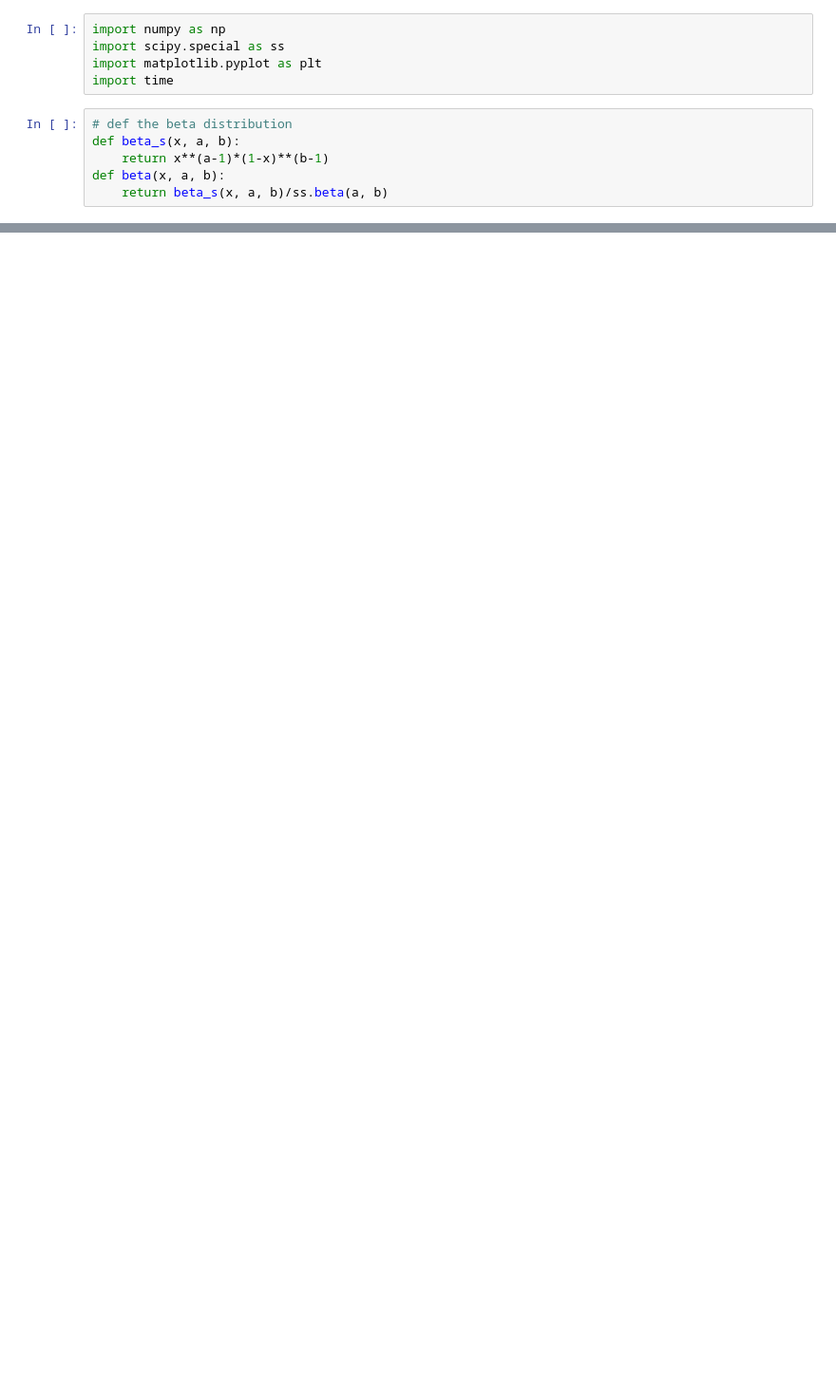
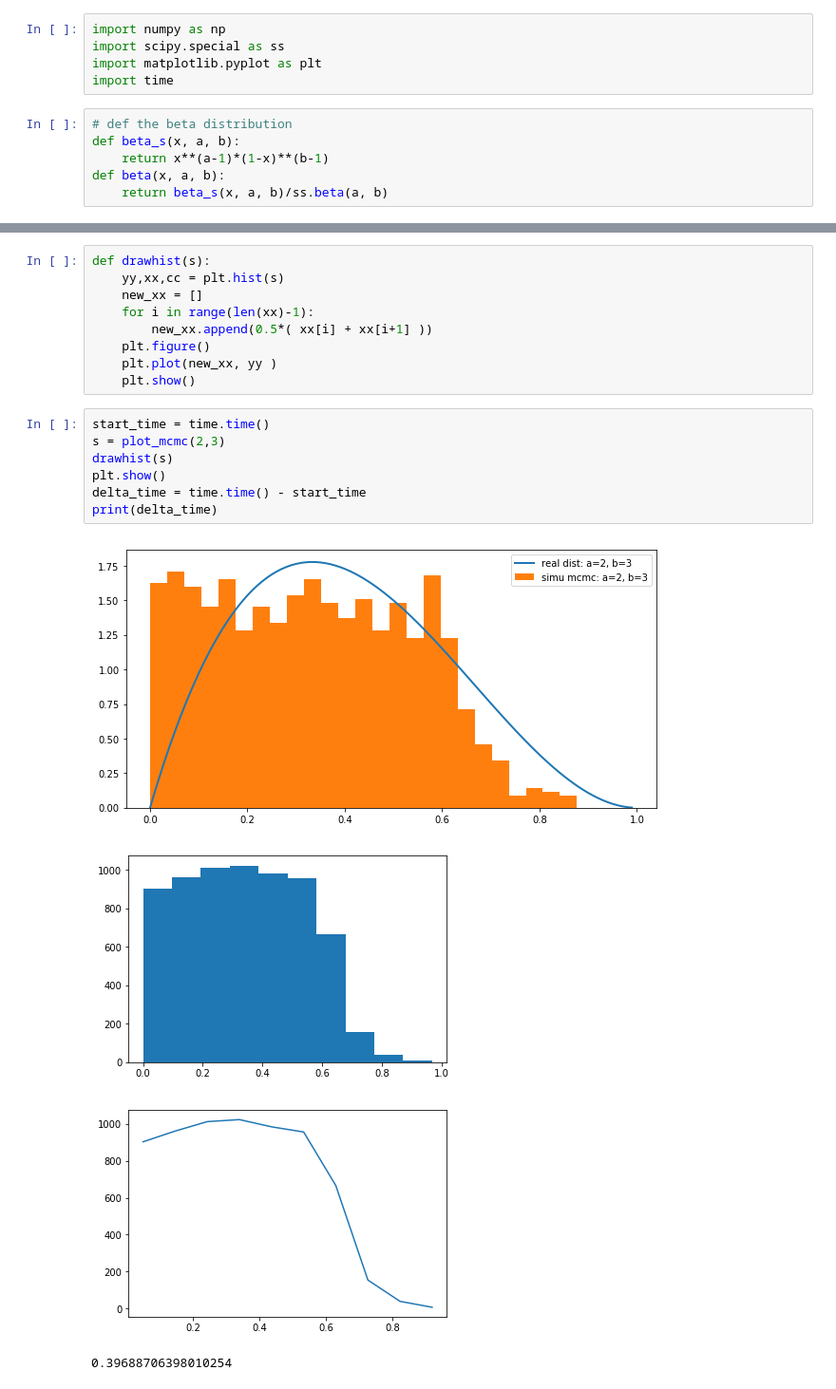
Before and after one commit to DengDingshan/dds_python, a Jupyter notebook: sampling the Beta Function with MCMC method.ipynb, the cells around one changed output, grey strips where cells are left out. Shown at 95% size. Drawn from its saved outputs; the diff is of its cells as text; blank space fills up the shorter version.

```diff
--- a/sampling the Beta Function with MCMC method.ipynb
+++ b/sampling the Beta Function with MCMC method.ipynb
@@ -37,2 +42,23 @@ def plot_mcmc(a,b):
+# %%
+def drawhist(s):
+    yy,xx,cc = plt.hist(s)
+    new_xx = []
+    for i in range(len(xx)-1):
+        new_xx.append(0.5*( xx[i] + xx[i+1] ))
+    plt.figure()
+    plt.plot(new_xx, yy )
+    plt.show()
+# %%
+start_time = time.time()
+s = plot_mcmc(2,3)
+drawhist(s)
+plt.show()
+delta_time = time.time() - start_time
+print(delta_time)
+# %% [output]
+[figure, added]
+[figure, added]
+[figure, added]
+0.39688706398010254
 # %%
 start_time = time.time()
```
Also changed, not shown: parts of 5 cells of this notebook.
